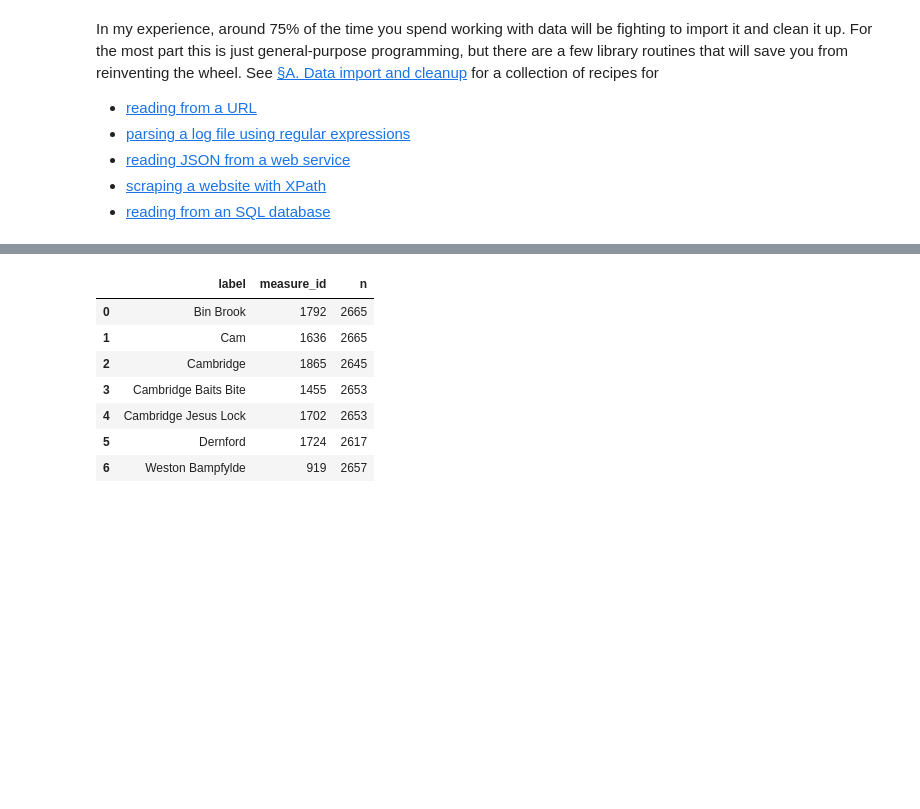
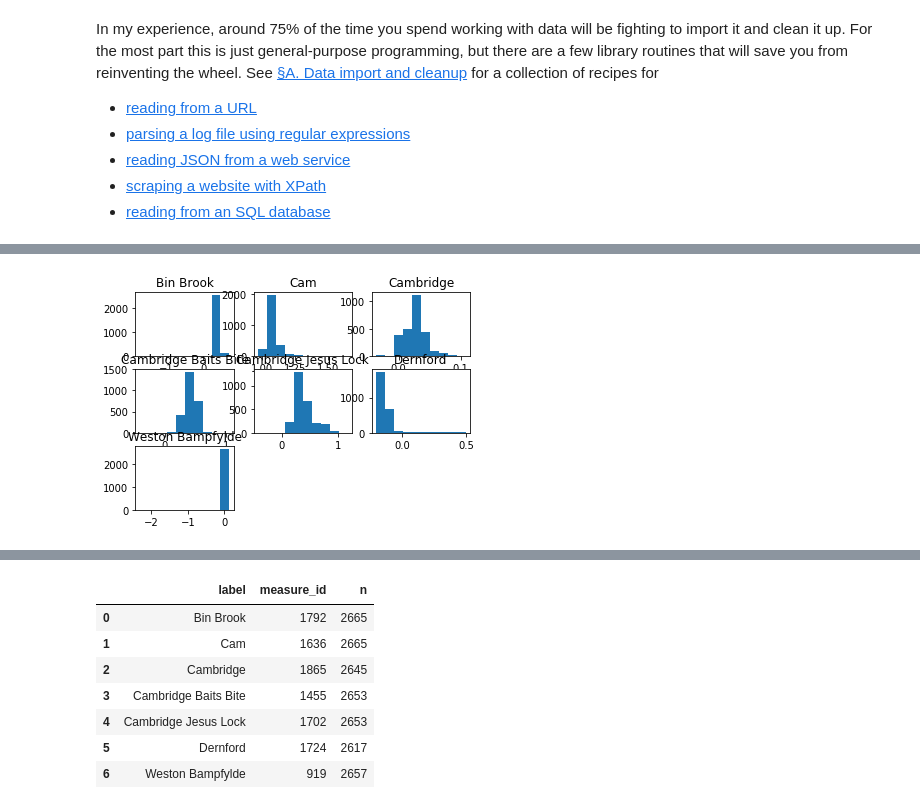
Before and after one commit to damonjw/scicomp, a Jupyter notebook: 3. Working with data.ipynb, the cells around one changed output, grey strips where cells are left out. Saved outputs shown, nothing was run; the diff lists cells and outputs as text; code cells hidden in the pictures; blank space fills up the shorter version.

```diff
--- a/3. Working with data.ipynb
+++ b/3. Working with data.ipynb
@@ -330,0 +283,12 @@ plt.show()
+# %%
+import datetime, pytz
+x = flood['t']
+# Parse the timestamp strings (see https://docs.python.org/3/library/datetime.html#datetime.datetime.strptime)
+x = [datetime.datetime.strptime(tstr, '%Y-%m-%dT%H:%M:%SZ') for tstr in x]
+# Mark each timestamp as a UTC timestamp
+x = [t.replace(tzinfo=pytz.utc) for t in x]
+# Convert it to a local timestamp (which in this case is British Summer Time, one hour off UTC)
+local_tz = pytz.timezone('Europe/London')
+x = [t.astimezone(local_tz) for t in x]
+# Store it in the data frame as a numpy vector, so we can use numpy indexing on it
+flood['t2'] = np.array(x)
@@ -330,0 +298,18 @@ plt.show()
+# %%
+labels = np.unique(flood['label'])
+
+with matplotlib.rc_context({'figure.figsize': [10,6]}):
+
+    fig,ax = plt.subplots()
+    for lbl in labels:
+        i = flood['label'] == lbl
+        t,v = flood['t2'][i], flood['value'][i]
+        j = np.argsort(t)
+        ax.plot(t[j], v[j], linestyle='-', label=lbl)
+
+    ax.legend()
+    ax.xaxis.set_major_locator(matplotlib.dates.WeekdayLocator(byweekday=matplotlib.dates.MO, tz=local_tz))
+    ax.xaxis.set_minor_locator(matplotlib.dates.DayLocator(tz=local_tz))
+    ax.xaxis.set_major_formatter(matplotlib.dates.DateFormatter('%a %d %b'))
+    ax.grid(True, axis='x', color='0.8')
+    fig.autofmt_xdate(bottom=0.2, rotation=-30, ha='left')
@@ -330,0 +337,13 @@ plt.show()
+# %%
+norm_value = (flood['value'] - flood['low']) / (flood['high'] - flood['low'])
+labels = np.unique(flood['label'])
+
+fig = plt.figure()
+for i,lbl in enumerate(labels):
+    ax = fig.add_subplot(3, 3, i+1)        # numrows=3, numcols=3, new subplot in the (i+1)th position
+    x = norm_value[flood['label'] == lbl]
+    x = x[~np.isnan(x)]                    # remove NaN values since ax.hist doesn't work with them
+    ax.hist(x)
+    ax.set_title(lbl)
+# %% [output]
+[figure, added]
```
Also changed, not shown: parts of 85 cells of this notebook, 4 other files.
